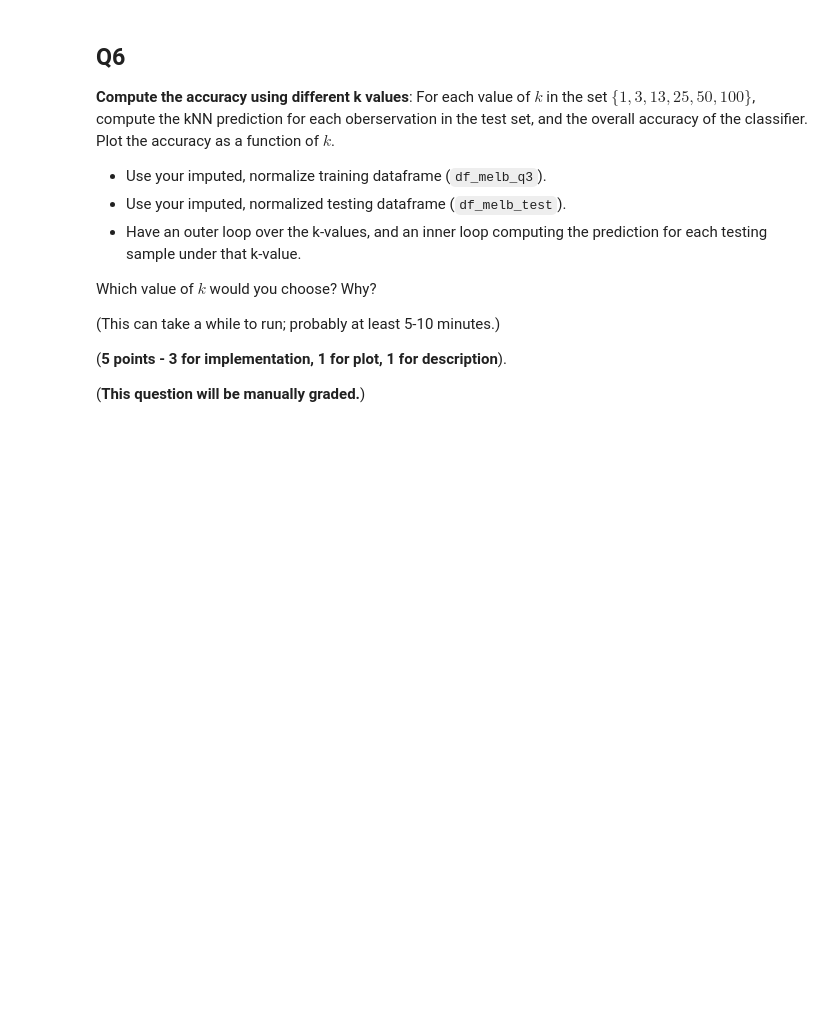
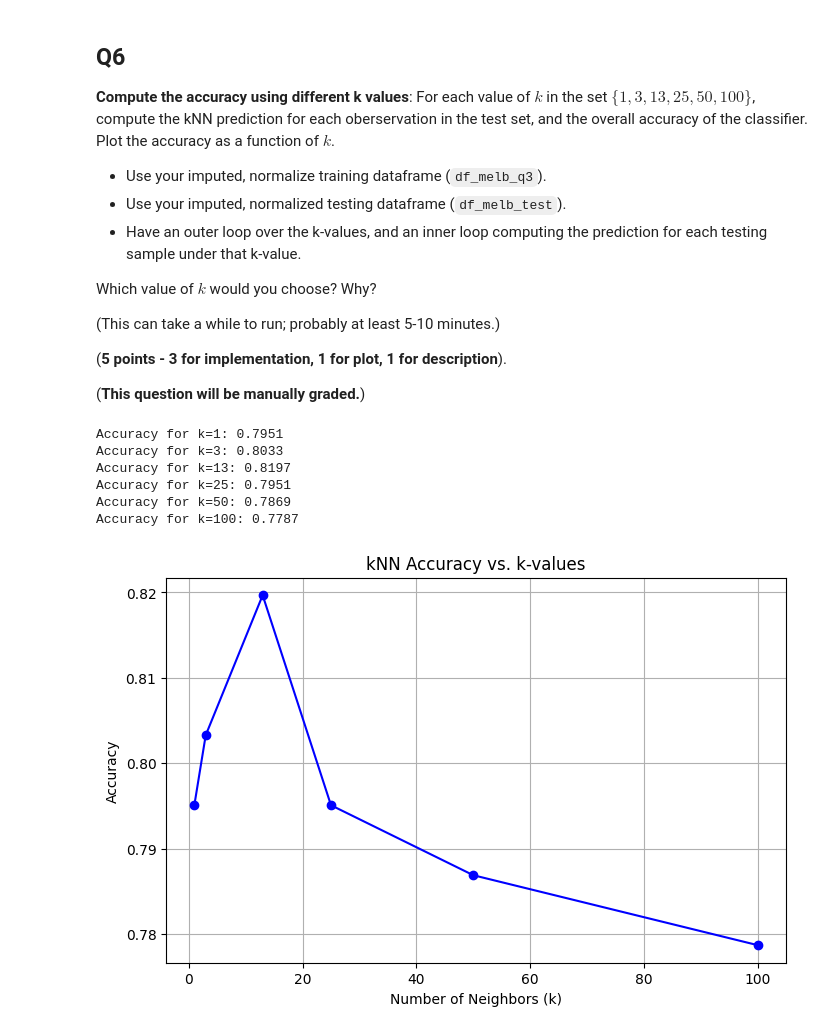
Before and after one commit to ethanmikel/CS329E_Data, a Jupyter notebook: Assignment8/329e_HW08.ipynb, the cells around one changed output. Cells and saved outputs as stored; diff of their text form; code cells hidden in the pictures; blank space fills up the shorter version.

```diff
--- a/Assignment8/329e_HW08.ipynb
+++ b/Assignment8/329e_HW08.ipynb
@@ -325,16 +325,26 @@ def predict_knn(df_train: pd.DataFrame, k: int,
     Returns:
         prediction: Predicted class of the test sample using kNN.
     """
-    ...
-    X_train = df_train.drop(columns=[target_col]).select_dtypes(include=[np.number])
-    X_test = test_sample.drop(labels=[target_col]).select_dtypes(include=[np.number])
+    # Ensure k does not exceed training set size
+    k = min(k, len(df_train))
 
-    distances = np.linalg.norm(X_train.values - X_test.values, axis=1)
+    # Drop target column to get only feature columns
+    feature_cols = df_train.drop(columns=[target_col]).columns
+    X_train = df_train[feature_cols].astype(float).values  # Convert to float
 
+    # Extract only relevant feature columns from test_sample
+    X_test = test_sample[feature_cols].astype(float).values.reshape(1, -1)  # Ensure it's 2D
+
+    # Compute Euclidean distances
+    distances = np.linalg.norm(X_train - X_test, axis=1)
+
+    # Find indices of k nearest neighbors
     k_nearest_indices = distances.argsort()[:k]
 
+    # Retrieve target values of k nearest neighbors
     k_nearest_targets = df_train.iloc[k_nearest_indices][target_col]
 
+    # Predict the most common class
     prediction = k_nearest_targets.mode()[0]
 
     return prediction
@@ -356,3 +366,40 @@ Which value of $k$ would you choose? Why?
 (**5 points - 3 for implementation, 1 for plot, 1 for description**).
 
 (**This question will be manually graded.**)
+# %%
+# List of k-values to test
+poss_k = [1, 3, 13, 25, 50, 100]
+acc_k = []
+
+# Compute accuracy for each k-value
+for k in poss_k:
+    correct_predictions = 0
+    total_predictions = len(df_melb_test)
+
+    for _, test_sample in df_melb_test.iterrows():
+        predicted_label = predict_knn(df_melb_q3, k, test_sample, target_col)
+        if predicted_label == test_sample[target_col]:
+            correct_predictions += 1
+
+    # Compute accuracy
+    accuracy = correct_predictions / total_predictions
+    acc_k.append(accuracy)
+    print(f'Accuracy for k={k}: {accuracy:.4f}')
+# %% [output]
+Accuracy for k=1: 0.7951
+Accuracy for k=3: 0.8033
+Accuracy for k=13: 0.8197
+Accuracy for k=25: 0.7951
+Accuracy for k=50: 0.7869
+Accuracy for k=100: 0.7787
+# %%
+# Plot accuracy vs. k-values
+plt.figure(figsize=(8, 5))
+plt.plot(poss_k, acc_k, marker='o', linestyle='-', color='b')
+plt.xlabel("Number of Neighbors (k)")
+plt.ylabel("Accuracy")
+plt.title("kNN Accuracy vs. k-values")
+plt.grid()
+plt.show()
+# %% [output]
+[figure, added]
```
Also changed, not shown: parts of 3 cells of this notebook, 1 other file.
